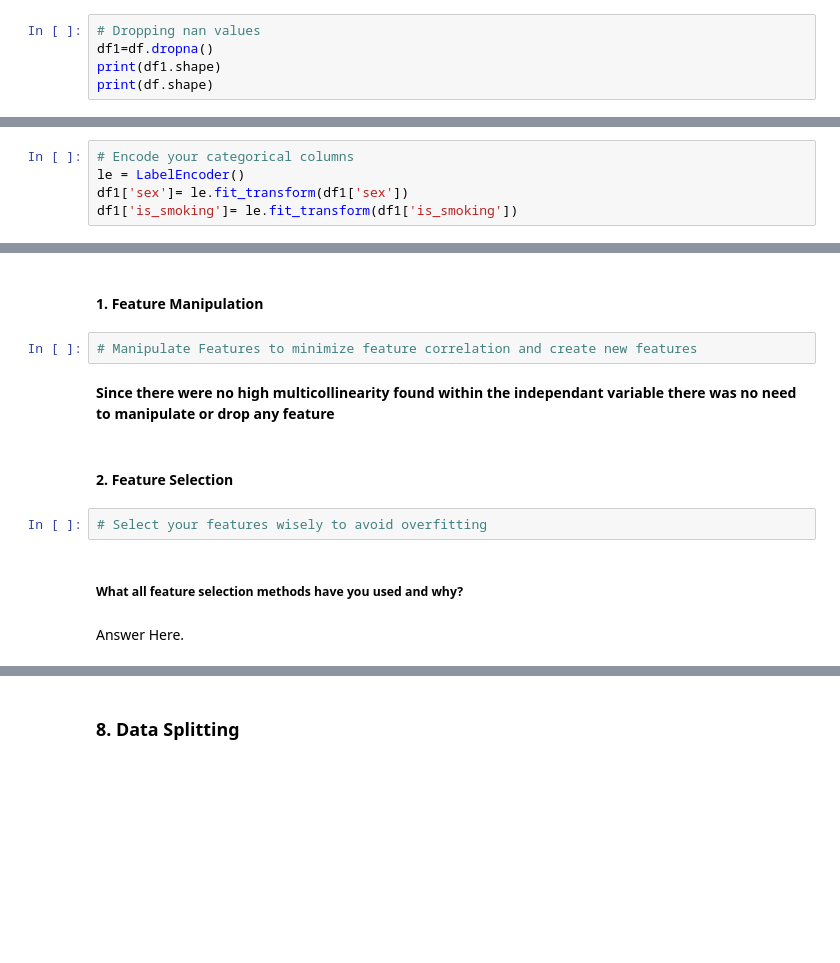
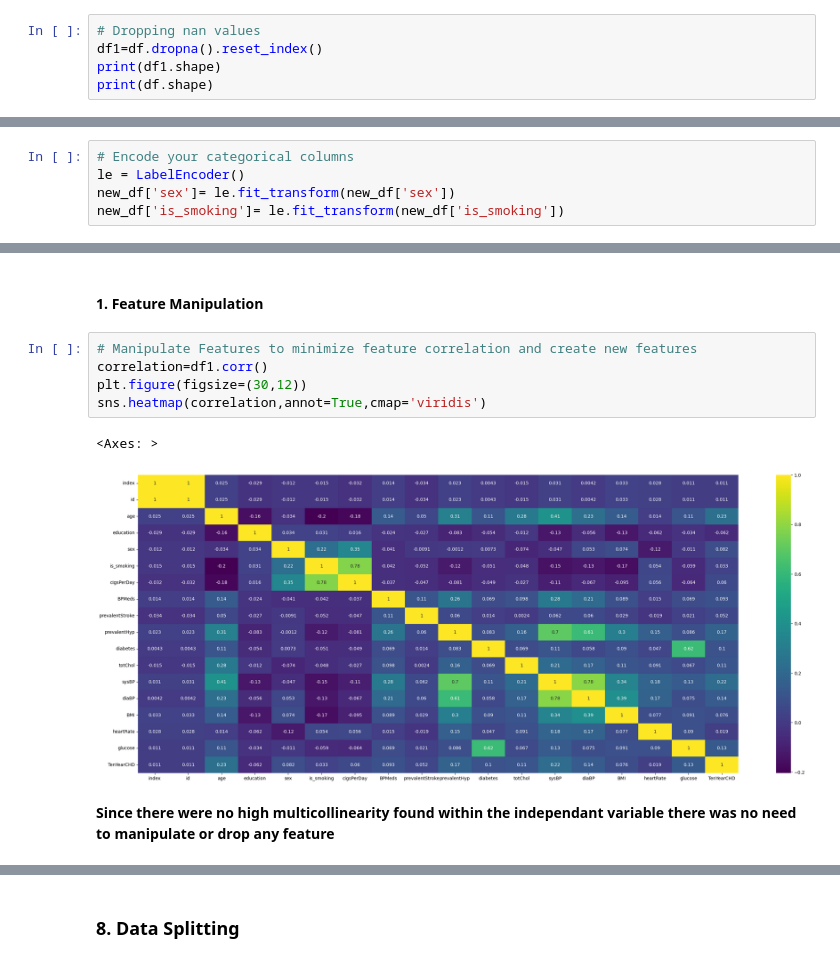
Before and after one commit to uday2510/Cardiovascular-Risk-Prediction, a Jupyter notebook: Cardiovascular_Risk_Prediction.ipynb, the cells around one changed output, grey strips where cells are left out. Saved outputs shown, nothing was run; the diff lists cells and outputs as text; blank space fills up the shorter version.

```diff
--- a/Cardiovascular_Risk_Prediction.ipynb
+++ b/Cardiovascular_Risk_Prediction.ipynb
@@ -246,7 +246,7 @@ unique_values
 ### Data Wrangling Code
 # %%
 # Dropping nan values
-df1=df.dropna()
+df1=df.dropna().reset_index()
 print(df1.shape)
 print(df.shape)
 # %% [output]
@@ -680,8 +636,8 @@ Answer Here.
 # %%
 # Encode your categorical columns
 le = LabelEncoder()
-df1['sex']= le.fit_transform(df1['sex'])
-df1['is_smoking']= le.fit_transform(df1['is_smoking'])
+new_df['sex']= le.fit_transform(new_df['sex'])
+new_df['is_smoking']= le.fit_transform(new_df['is_smoking'])
 # %% [markdown]
 #### What all categorical encoding techniques have you used & why did you use those techniques?
 # %% [markdown]
@@ -692,13 +648,11 @@ df1['is_smoking']= le.fit_transform(df1['is_smoking'])
 #### 1. Feature Manipulation
 # %%
 # Manipulate Features to minimize feature correlation and create new features
+correlation=df1.corr()
+plt.figure(figsize=(30,12))
+sns.heatmap(correlation,annot=True,cmap='viridis')
+# %% [output]
+<Axes: >
+[figure, added]
 # %% [markdown]
 **Since there were no  high multicollinearity found within the independant variable there was no need to manipulate or drop any feature**
-# %% [markdown]
-#### 2. Feature Selection
-# %%
-# Select your features wisely to avoid overfitting
-# %% [markdown]
-##### What all feature selection methods have you used  and why?
-# %% [markdown]
-Answer Here.
```
Also changed, not shown: parts of 60 cells of this notebook.
